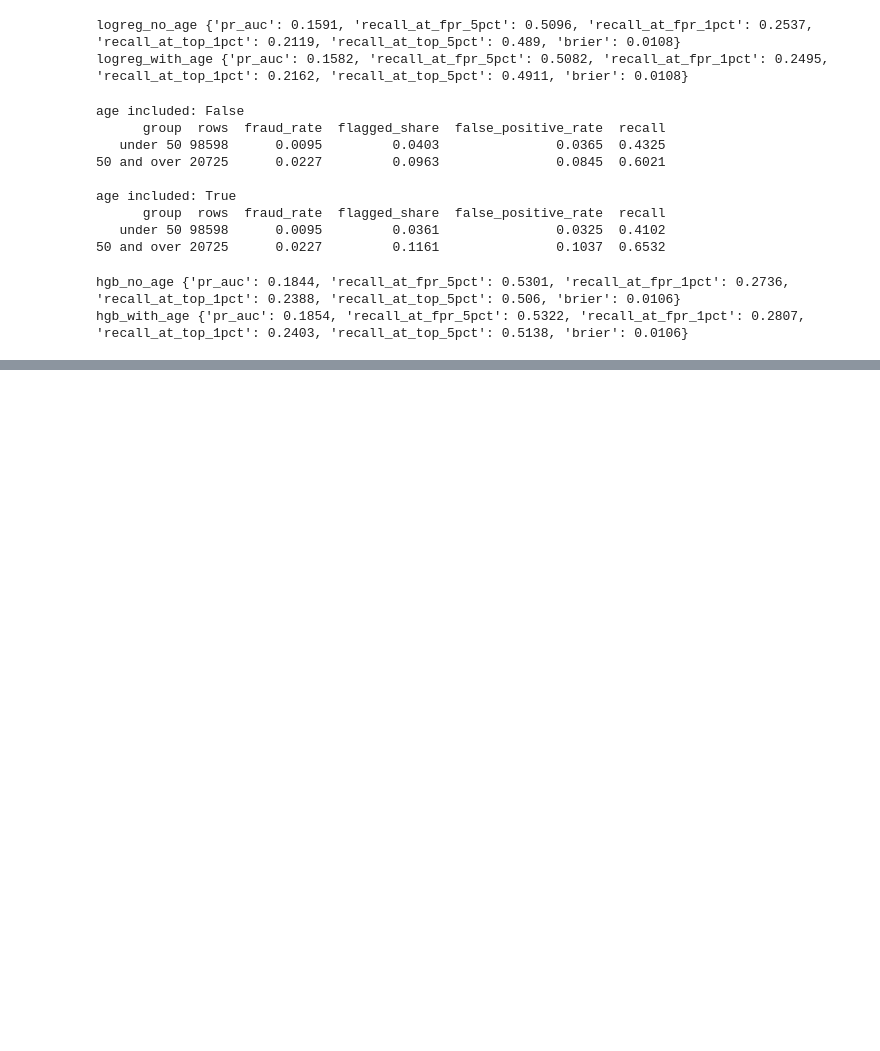
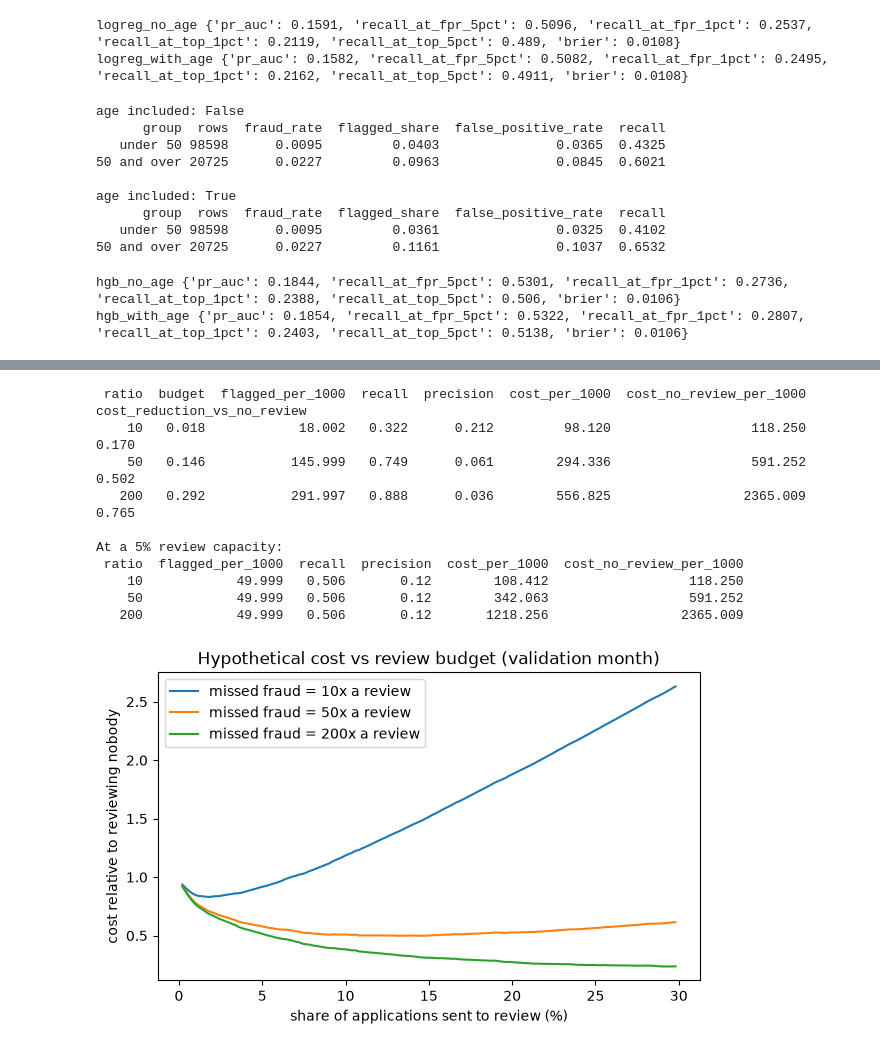
Before and after one commit to poornamushigeri/fraudshield, a Jupyter notebook: notebooks/03_baselines.ipynb, the cells around one changed output, grey strips where cells are left out. Cells and saved outputs as stored; diff of their text form; code cells hidden in the pictures; blank space fills up the shorter version.

Commit message:
Add model selection and cost analysis

```diff
--- a/notebooks/03_baselines.ipynb
+++ b/notebooks/03_baselines.ipynb
@@ -256,0 +340,61 @@ hgb_with_age {'pr_auc': 0.1854, 'recall_at_fpr_5pct': 0.5322, 'recall_at_fpr_1pc
+# %%
+import matplotlib.pyplot as plt
+
+def cost_curve(y, score, ratios, budgets):
+    """Cost in 'review units': one manual review = 1 unit, one missed fraud = R units."""
+    y = np.asarray(y)
+    ys = y[np.argsort(-score)]
+    n, n_fraud = len(ys), ys.sum()
+    cum_tp = np.cumsum(ys)
+    rows = []
+    for b in budgets:
+        k = int(round(b * n))
+        tp = cum_tp[k - 1] if k > 0 else 0
+        missed = n_fraud - tp
+        for R in ratios:
+            rows.append(dict(
+                ratio=R, budget=b,
+                flagged_per_1000=k / n * 1000,
+                recall=tp / n_fraud,
+                precision=tp / k if k else np.nan,
+                cost_per_1000=(k + missed * R) / n * 1000,
+                cost_no_review_per_1000=n_fraud * R / n * 1000,
+            ))
+    return pd.DataFrame(rows)
+
+ratios = [10, 50, 200]
+budgets = np.arange(0.002, 0.30, 0.002)
+curve = cost_curve(valid[LABEL], scores["hgb_no_age"], ratios, budgets)
+
+best = curve.loc[curve.groupby("ratio")["cost_per_1000"].idxmin()].copy()
+best["cost_reduction_vs_no_review"] = 1 - best["cost_per_1000"] / best["cost_no_review_per_1000"]
+print(best[["ratio", "budget", "flagged_per_1000", "recall", "precision",
+            "cost_per_1000", "cost_no_review_per_1000", "cost_reduction_vs_no_review"]]
+      .round(3).to_string(index=False))
+
+# what happens at a fixed analyst capacity of 5% of applications
+cap = curve[np.isclose(curve["budget"], 0.05)]
+print("\nAt a 5% review capacity:")
+print(cap[["ratio", "flagged_per_1000", "recall", "precision", "cost_per_1000",
+           "cost_no_review_per_1000"]].round(3).to_string(index=False))
+
+fig, ax = plt.subplots(figsize=(7, 4))
+for R in ratios:
+    c = curve[curve["ratio"] == R]
+    ax.plot(c["budget"] * 100, c["cost_per_1000"] / c["cost_no_review_per_1000"], label=f"missed fraud = {R}x a review")
+ax.set_xlabel("share of applications sent to review (%)")
+ax.set_ylabel("cost relative to reviewing nobody")
+ax.set_title("Hypothetical cost vs review budget (validation month)")
+ax.legend(); plt.show()
+# %% [output]
+ ratio  budget  flagged_per_1000  recall  precision  cost_per_1000  cost_no_review_per_1000  cost_reduction_vs_no_review
+    10   0.018            18.002   0.322      0.212         98.120                  118.250                        0.170
+    50   0.146           145.999   0.749      0.061        294.336                  591.252                        0.502
+   200   0.292           291.997   0.888      0.036        556.825                 2365.009                        0.765
+
+At a 5% review capacity:
+ ratio  flagged_per_1000  recall  precision  cost_per_1000  cost_no_review_per_1000
+    10            49.999   0.506       0.12        108.412                  118.250
+    50            49.999   0.506       0.12        342.063                  591.252
+   200            49.999   0.506       0.12       1218.256                 2365.009
+[figure, added]
```
Also changed, not shown: parts of 3 cells of this notebook, 2 other files.
